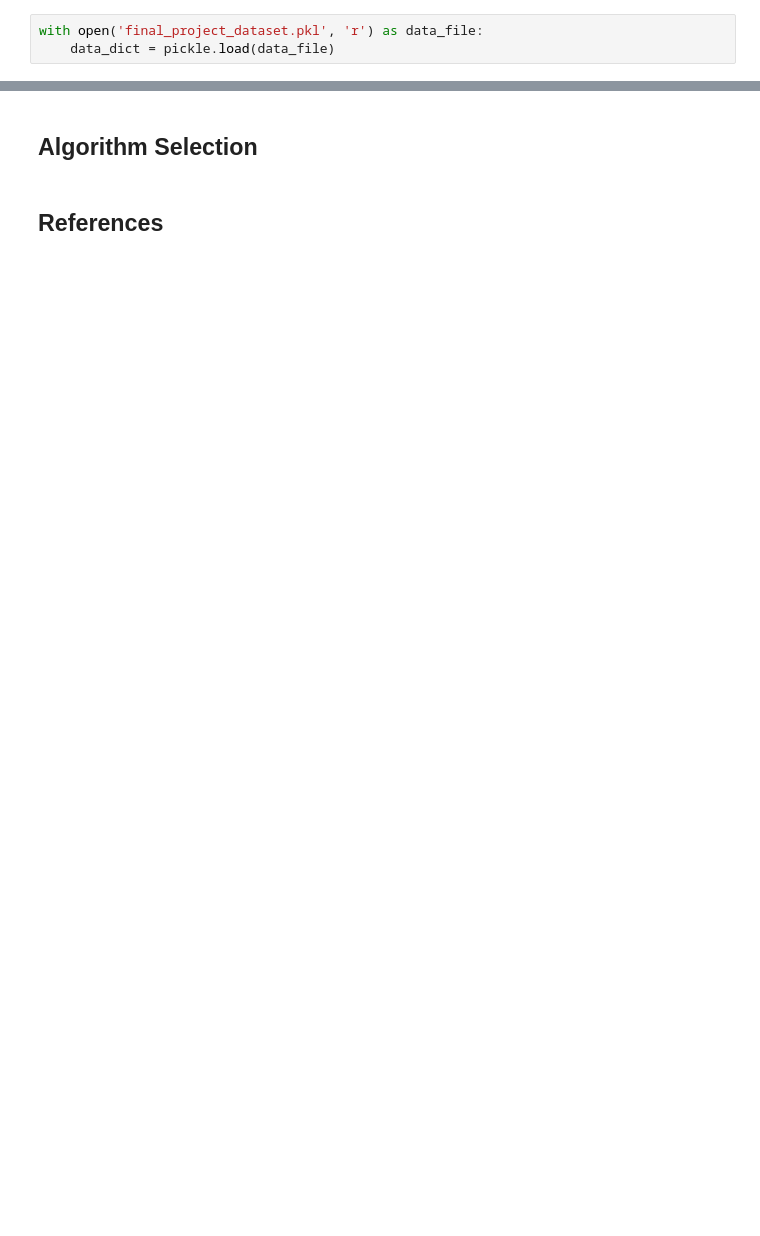
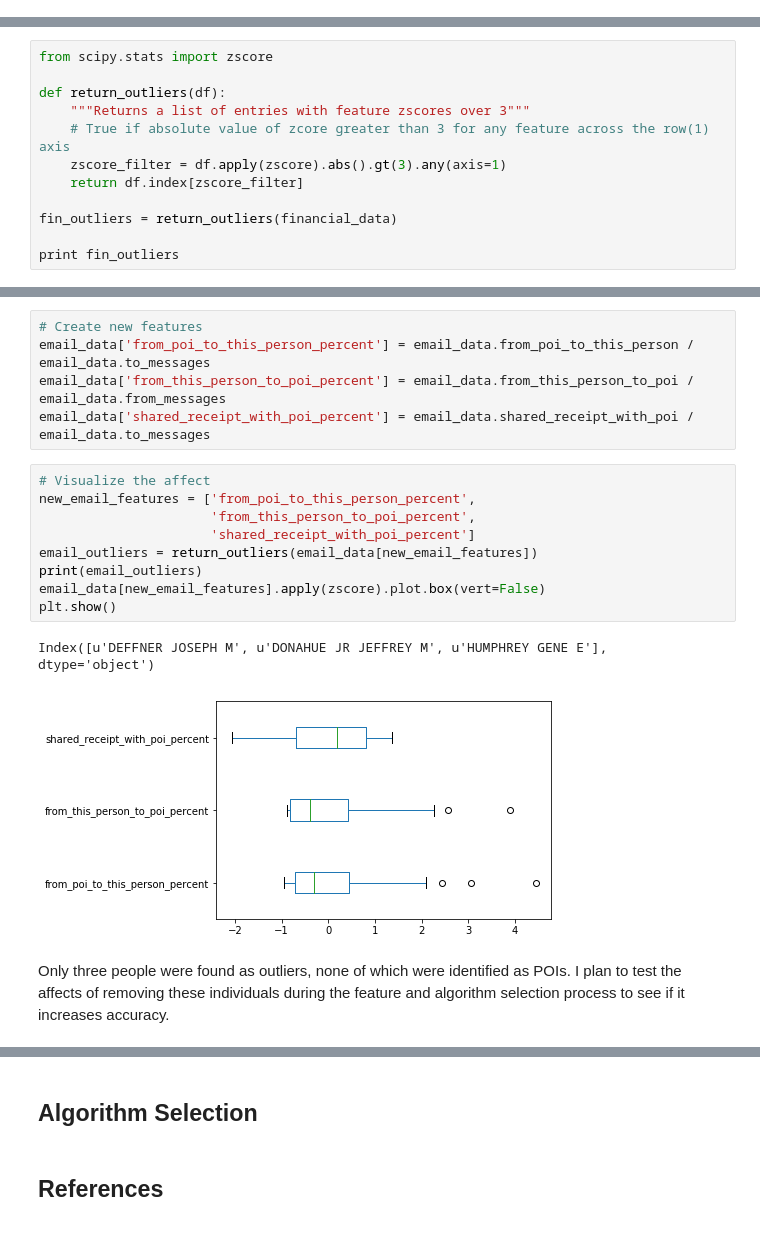
Before and after one commit to shawnemhe/udacity-data-analyst, a Jupyter notebook: p5/Identifying_Fraud_from_Enron_Data.ipynb, the cells around one changed output, grey strips where cells are left out. Cells and saved outputs as stored; diff of their text form; blank space fills up the shorter version.

```diff
--- a/p5/Identifying_Fraud_from_Enron_Data.ipynb
+++ b/p5/Identifying_Fraud_from_Enron_Data.ipynb
@@ -14,3 +11,0 @@ import pandas as pd
-# %%
-with open('final_project_dataset.pkl', 'r') as data_file:
-    data_dict = pickle.load(data_file)
@@ -20,0 +145,12 @@ with open('final_project_dataset.pkl', 'r') as data_file:
+# %%
+from scipy.stats import zscore
+
+def return_outliers(df):
+    """Returns a list of entries with feature zscores over 3"""
+    # True if absolute value of zcore greater than 3 for any feature across the row(1) axis
+    zscore_filter = df.apply(zscore).abs().gt(3).any(axis=1)
+    return df.index[zscore_filter]
+
+fin_outliers = return_outliers(financial_data)
+
+print fin_outliers
@@ -20,0 +211,19 @@ with open('final_project_dataset.pkl', 'r') as data_file:
+# %%
+# Create new features
+email_data['from_poi_to_this_person_percent'] = email_data.from_poi_to_this_person / email_data.to_messages
+email_data['from_this_person_to_poi_percent'] = email_data.from_this_person_to_poi / email_data.from_messages
+email_data['shared_receipt_with_poi_percent'] = email_data.shared_receipt_with_poi / email_data.to_messages
+# %%
+# Visualize the affect
+new_email_features = ['from_poi_to_this_person_percent',
+                      'from_this_person_to_poi_percent',
+                      'shared_receipt_with_poi_percent']
+email_outliers = return_outliers(email_data[new_email_features])
+print(email_outliers)
+email_data[new_email_features].apply(zscore).plot.box(vert=False)
+plt.show()
+# %% [output]
+Index([u'DEFFNER JOSEPH M', u'DONAHUE JR JEFFREY M', u'HUMPHREY GENE E'], dtype='object')
+[figure, added]
+# %% [markdown]
+Only three people were found as outliers, none of which were identified as POIs. I plan to test the affects of removing these individuals during the feature and algorithm selection process to see if it increases accuracy.
```
Also changed, not shown: parts of 40 cells of this notebook, 1 other file.
